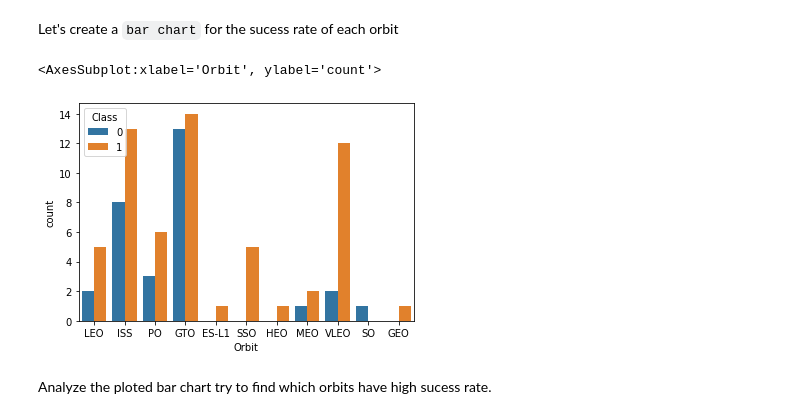
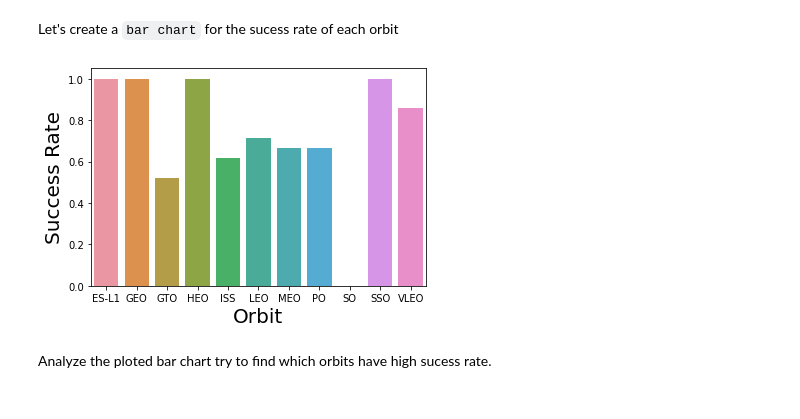
Before and after one commit to kaimind/IBM-applied-data-science-capstone, a Jupyter notebook: w2-2-jupyter-labs-eda-dataviz.ipynb, the cells around one changed output. Saved outputs shown, nothing was run; the diff lists cells and outputs as text; code cells hidden in the pictures.

```diff
--- a/w2-2-jupyter-labs-eda-dataviz.ipynb
+++ b/w2-2-jupyter-labs-eda-dataviz.ipynb
@@ -119,10 +119,16 @@ Next, we want to visually check if there are any relationship between success ra
 Let's create a `bar chart` for the sucess rate of each orbit
 # %%
 # HINT use groupby method on Orbit column and get the mean of Class column
-sns.countplot(x="Orbit",hue="Class",data=df)
+# sns.countplot(x="Orbit",hue="Class",data=df)
+df_grouped = df.groupby(by='Orbit').mean()
+df_grouped.head(6)
+df_grouped['Orbit']=df_grouped.index
+sns.barplot(x="Orbit", y="Class", data=df_grouped)
+plt.xlabel("Orbit",fontsize=20)
+plt.ylabel("Success Rate",fontsize=20)
+plt.show()
 # %% [output]
-<AxesSubplot:xlabel='Orbit', ylabel='count'>
-[figure, old version]
+[figure, new version]
 # %% [markdown]
 Analyze the ploted bar chart try to find which orbits have high sucess rate.
 # %% [markdown]
```
Also changed, not shown: parts of 1 cell of this notebook, 1 other file.
